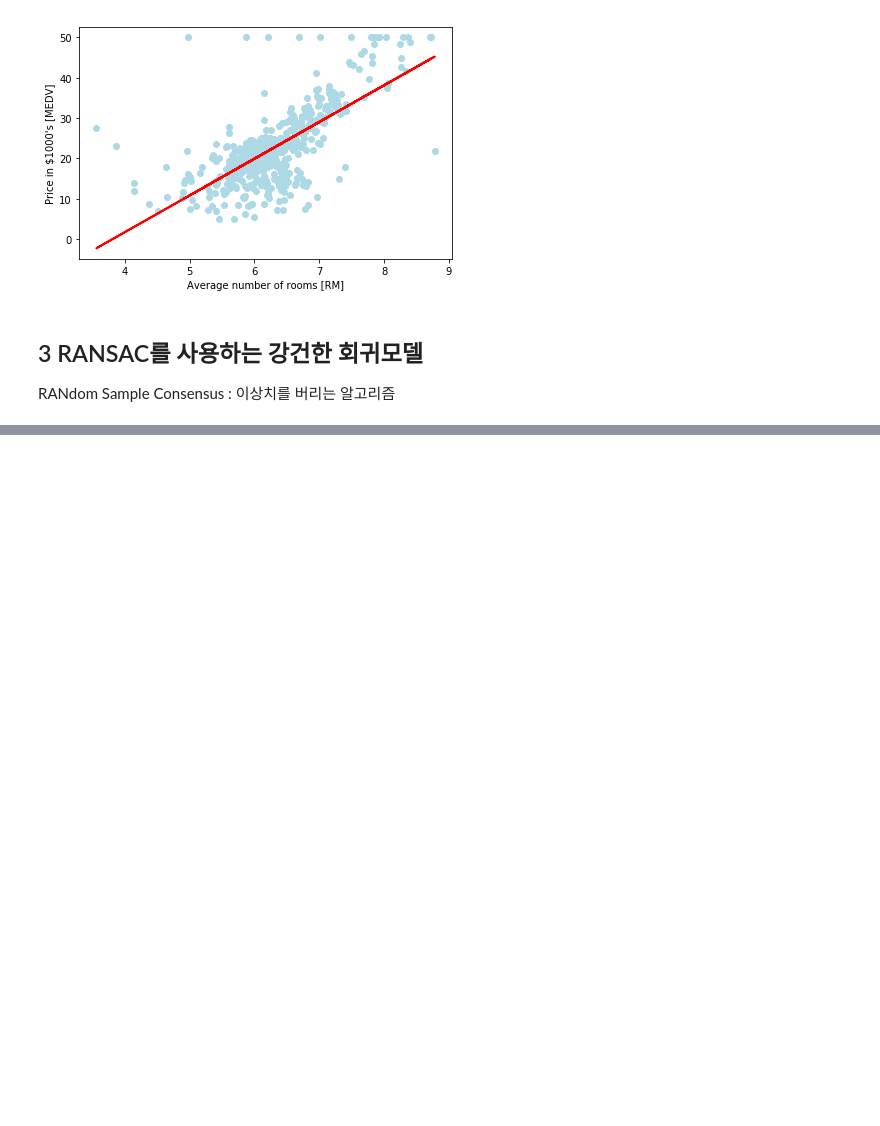
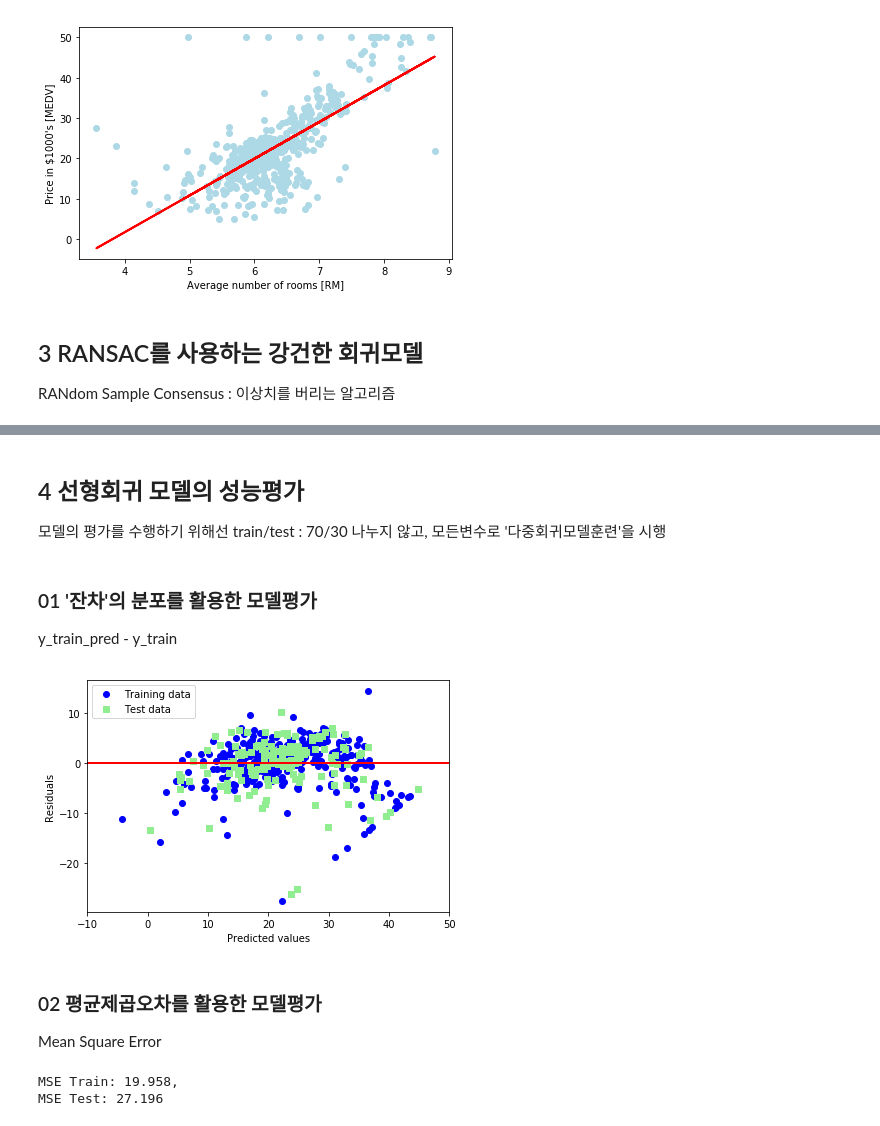
Before and after one commit to Queie/TensorFlow, a Jupyter notebook: 08.Simple Regression.ipynb, the cells around one changed output, grey strips where cells are left out. Saved outputs shown, nothing was run; the diff lists cells and outputs as text; code cells hidden in the pictures; blank space fills up the shorter version.

```diff
--- a/08.Simple Regression.ipynb
+++ b/08.Simple Regression.ipynb
@@ -235,0 +289,34 @@ RANdom Sample Consensus : 이상치를 버리는 알고리즘
+# %% [markdown]
+## 4 선형회귀 모델의 성능평가
+모델의 평가를 수행하기 위해선 train/test : 70/30 나누지 않고, 모든변수로 '다중회귀모델훈련'을 시행
+# %%
+from sklearn.model_selection import train_test_split
+
+X = df.iloc[:, :-1].values
+y = df['MEDV'].values
+
+X_train, X_test, y_train, y_test = train_test_split(
+    X, y, test_size=0.3, random_state=0)
+# %%
+slr = LinearRegression()
+
+slr.fit(X_train, y_train)
+y_train_pred = slr.predict(X_train)
+y_test_pred = slr.predict(X_test)
+# %% [markdown]
+### 01 '잔차'의 분포를 활용한 모델평가
+y_train_pred - y_train
+# %%
+# Train의 잔차 plot : y_train_pred - y_train
+plt.scatter(y_train_pred,  y_train_pred - y_train,
+            c='blue', marker='o', label='Training data')
+# Test의 잔차 plot : y_test_pred - y_test
+plt.scatter(y_test_pred,  y_test_pred - y_test,
+            c='lightgreen', marker='s', label='Test data')
+plt.xlabel('Predicted values'); plt.ylabel('Residuals')
+plt.legend(loc='upper left')
+# 잔차들이 모이는 임의의 0 기준선을 그린다.
+plt.hlines(y=0, xmin=-10, xmax=50, lw=2, color='red')
+plt.xlim([-10, 50]); plt.tight_layout(); plt.show()
+# %% [output]
+[figure, added]
@@ -235,0 +330,3 @@ RANdom Sample Consensus : 이상치를 버리는 알고리즘
+# %% [markdown]
+### 02 평균제곱오차를 활용한 모델평가
+Mean Square Error
@@ -235,0 +337,9 @@ RANdom Sample Consensus : 이상치를 버리는 알고리즘
+# %%
+from sklearn.metrics import mean_squared_error
+
+print('MSE Train: %.3f,\nMSE Test: %.3f' % (
+        mean_squared_error(y_train, y_train_pred),
+        mean_squared_error(y_test, y_test_pred)))
+# %% [output]
+MSE Train: 19.958,
+MSE Test: 27.196
```
Also changed, not shown: parts of 44 cells of this notebook.
